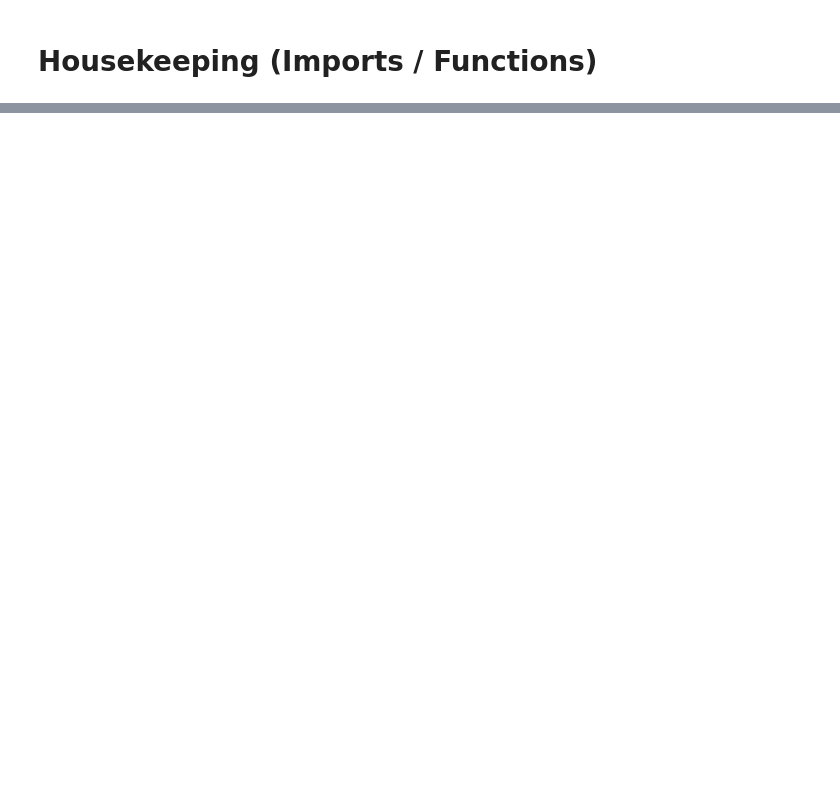
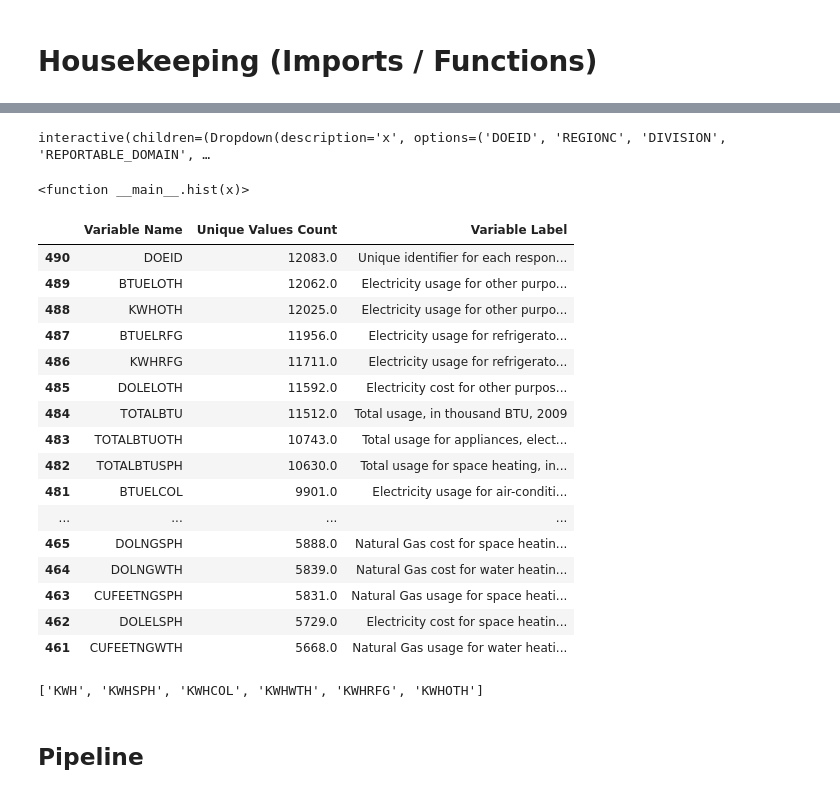
Before and after one commit to The-Powder-of-Data/predict_consumption, a Jupyter notebook: src/Model_report.ipynb, the cells around one changed output, grey strips where cells are left out. Saved outputs shown, nothing was run; the diff lists cells and outputs as text; code cells hidden in the pictures; blank space fills up the shorter version.

```diff
--- a/src/Model_report.ipynb
+++ b/src/Model_report.ipynb
@@ -110,0 +204,41 @@ df_w = pd.read_csv(dpath + "recs2009_public_repweights.csv")
+# %%
+# interactive plot for all columns to explore
+interact(hist, x=df1.dtypes[df1.dtypes != 'object'].index)
+# %% [output]
+interactive(children=(Dropdown(description='x', options=('DOEID', 'REGIONC', 'DIVISION', 'REPORTABLE_DOMAIN', …
+<function __main__.hist(x)>
+# %%
+# unique values count w descriptions
+s_uni_vals = df1.nunique().sort_values()
+s_more_than2 = s_uni_vals.where(s_uni_vals > 2).sort_values()
+mt2 = s_more_than2.to_frame().reset_index().rename(columns={"index":"Variable Name", 0: "Unique Values Count"})
+mt2 = mt2.merge(df_lay[['Variable Name','Variable Label']], on='Variable Name', how='left')
+mt2.sort_values(by = "Unique Values Count", ascending=False).head(30)
+# %% [output]
+|  | Variable Name | Unique Values Count | Variable Label |
+| 490 | DOEID | 12083.0 | Unique identifier for each respon... |
+| 489 | BTUELOTH | 12062.0 | Electricity usage for other purpo... |
+| 488 | KWHOTH | 12025.0 | Electricity usage for other purpo... |
+| 487 | BTUELRFG | 11956.0 | Electricity usage for refrigerato... |
+| 486 | KWHRFG | 11711.0 | Electricity usage for refrigerato... |
+| 485 | DOLELOTH | 11592.0 | Electricity cost for other purpos... |
+| 484 | TOTALBTU | 11512.0 | Total usage, in thousand BTU, 2009 |
+| 483 | TOTALBTUOTH | 10743.0 | Total usage for appliances, elect... |
+| 482 | TOTALBTUSPH | 10630.0 | Total usage for space heating, in... |
+| 481 | BTUELCOL | 9901.0 | Electricity usage for air-conditi... |
+| ... | ... | ... | ... |
+| 465 | DOLNGSPH | 5888.0 | Natural Gas cost for space heatin... |
+| 464 | DOLNGWTH | 5839.0 | Natural Gas cost for water heatin... |
+| 463 | CUFEETNGSPH | 5831.0 | Natural Gas usage for space heati... |
+| 462 | DOLELSPH | 5729.0 | Electricity cost for space heatin... |
+| 461 | CUFEETNGWTH | 5668.0 | Natural Gas usage for water heati... |
+# %%
+# Columns containing KWH
+col_list = df1.columns.to_list()
+data = [ 1 if "KWH" in column else 0 for column in col_list]
+s_temp = pd.Series(data, index=col_list)
+s_temp[s_temp == 1].index.to_list()
+# %% [output]
+['KWH', 'KWHSPH', 'KWHCOL', 'KWHWTH', 'KWHRFG', 'KWHOTH']
+# %% [markdown]
+## Pipeline
```
Also changed, not shown: parts of 23 cells of this notebook, 7 other files.
